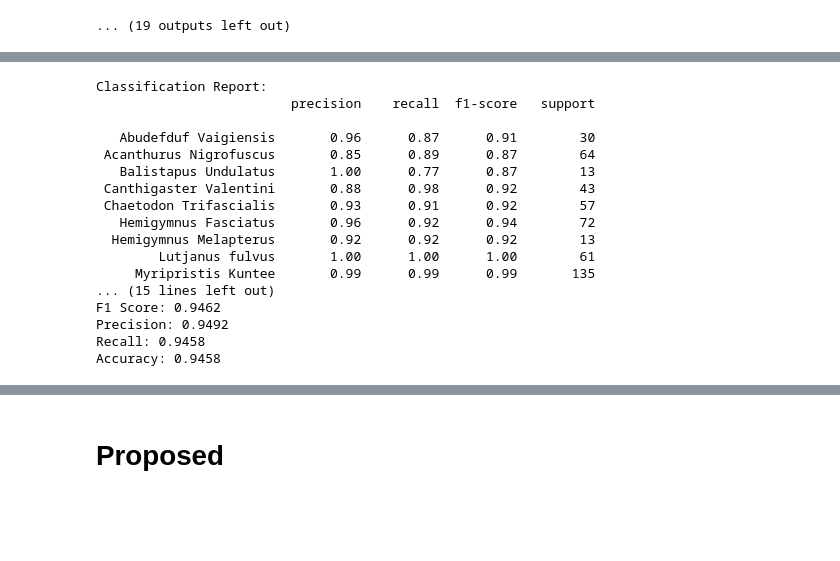
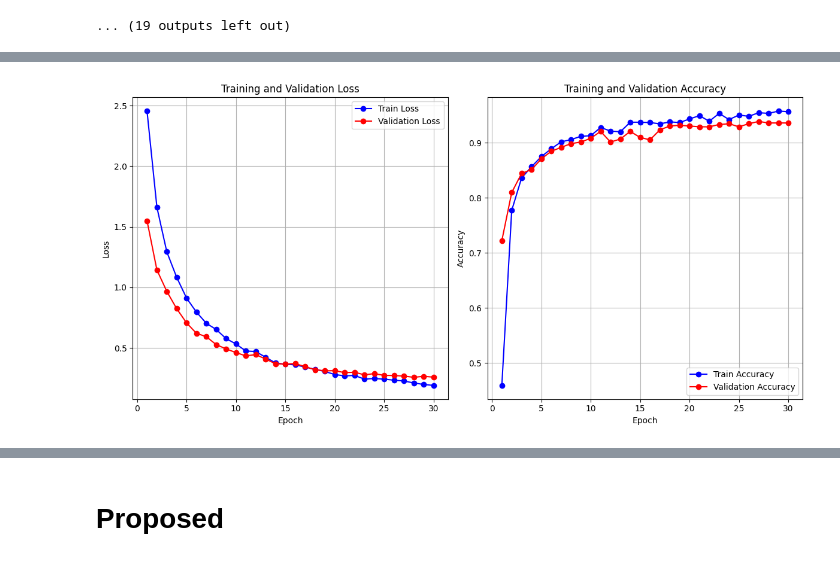
Before and after one commit to kruizo/model-training, a Jupyter notebook: ThesisFinal2.ipynb, the cells around one changed output, grey strips where cells are left out. Saved outputs shown, nothing was run; the diff lists cells and outputs as text; code cells hidden in the pictures; blank space fills up the shorter version.

```diff
--- a/ThesisFinal2.ipynb
+++ b/ThesisFinal2.ipynb
@@ -1190,37 +1144,6 @@ Accuracy: 0.9494
-# %%
-# Test model and evaluate performance
-y_true, y_pred = test_model(torch_baseline_model, enhanced_test_loader)
-
-print("\nClassification Report:")
-
-class_names = train_dataset.classes
-
-print(classification_report(y_true, y_pred, target_names=class_names))
-
-f1 = f1_score(y_true, y_pred, average='weighted')
-precision = precision_score(y_true, y_pred, average='weighted')
-recall = recall_score(y_true, y_pred, average='weighted')
-accuracy = accuracy_score(y_true, y_pred)
-
-print(f'\nF1 Score: {f1:.4f}')
-print(f'Precision: {precision:.4f}')
-print(f'Recall: {recall:.4f}')
-print(f'Accuracy: {accuracy:.4f}')
-# %% [output]
-Classification Report:
-                         precision    recall  f1-score   support
-
-   Abudefduf Vaigiensis       0.96      0.87      0.91        30
- Acanthurus Nigrofuscus       0.85      0.89      0.87        64
-   Balistapus Undulatus       1.00      0.77      0.87        13
- Canthigaster Valentini       0.88      0.98      0.92        43
- Chaetodon Trifascialis       0.93      0.91      0.92        57
-   Hemigymnus Fasciatus       0.96      0.92      0.94        72
-  Hemigymnus Melapterus       0.92      0.92      0.92        13
-        Lutjanus fulvus       1.00      1.00      1.00        61
-     Myripristis Kuntee       0.99      0.99      0.99       135
-... (15 lines left out)
-F1 Score: 0.9462
-Precision: 0.9492
-Recall: 0.9458
-Accuracy: 0.9458
+# %%
+loaded_history = load_history_from_csv('./saved_models/history/TrainAndValidate_Rightway_TEST3_torch_history_baselineb16notauglr001notenhancedtraintime_freezeAllEpoch30withclassweights.csv')
+# NOT ENHANCED
+plot_from_history(loaded_history, max_epochs=30) # use loaded history for csv
+# %% [output]
+[figure, added]
```
Also changed, not shown: parts of 24 cells of this notebook.
